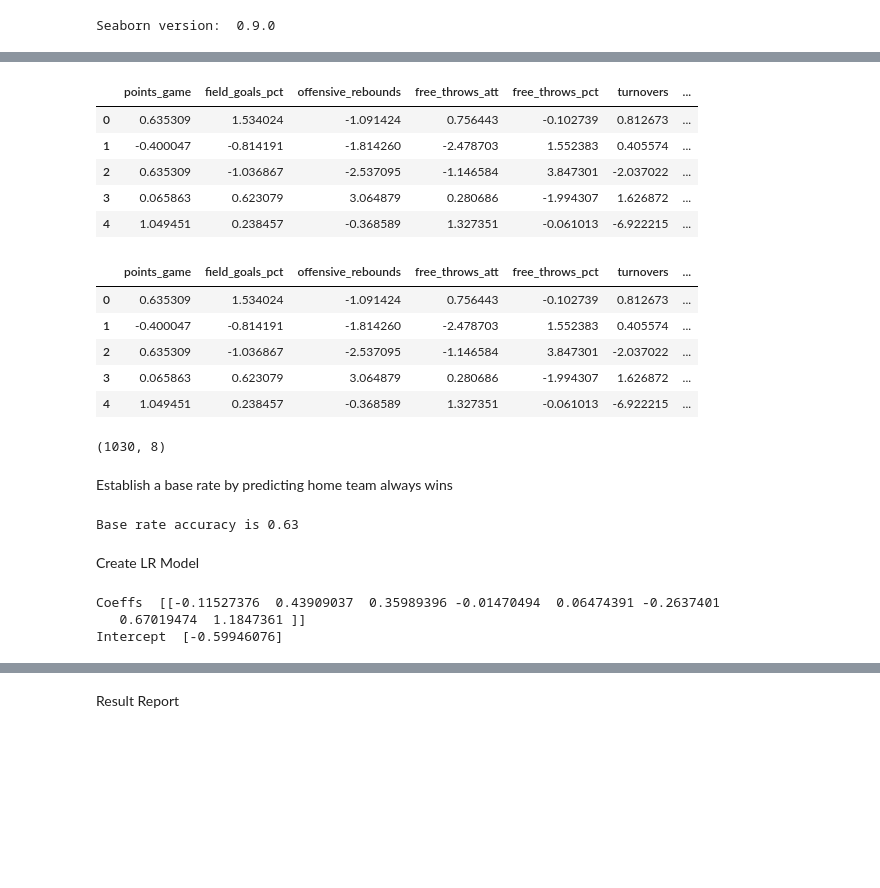
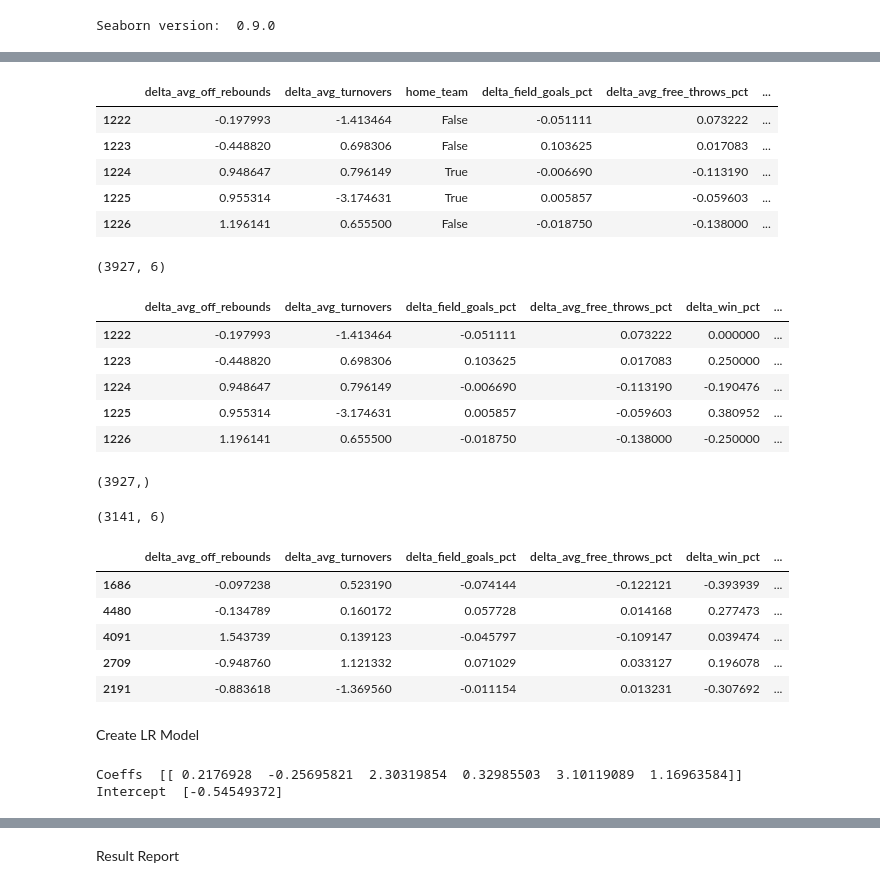
Before and after one commit to chipk215/ncaa_basketball, a Jupyter notebook: LogisticRegression.ipynb, the cells around one changed output, grey strips where cells are left out. Saved outputs shown, nothing was run; the diff lists cells and outputs as text; code cells hidden in the pictures; blank space fills up the shorter version.

```diff
--- a/LogisticRegression.ipynb
+++ b/LogisticRegression.ipynb
@@ -46,0 +55,3 @@ game_data.head()
+# %%
+game_data = game_data[game_data['game_date'] > '2015-12-15']
+game_data.info()
@@ -47,32 +79,40 @@ game_data.head()
 # %%
-numeric_feature_to_scale = ['points_game','field_goals_pct','offensive_rebounds','free_throws_att',
-                'free_throws_pct','turnovers','win_pct']
+numeric_feature_to_scale = ['delta_avg_points_per_game','delta_avg_off_rebounds','delta_avg_free_throws_att','delta_avg_turnovers']
 
 game_data_scale = game_data[numeric_feature_to_scale].copy()
 scaler =StandardScaler()
 scaled_features = scaler.fit_transform(game_data_scale.values)
 scaled_df = pd.DataFrame(scaled_features, index=game_data_scale.index, columns=game_data_scale.columns)
 
-# Add the categorical column
+# Add the categorical columns and previously scaled numerics
 scaled_df['home_team'] = game_data['home_team']
+scaled_df['delta_field_goals_pct'] = game_data['delta_field_goals_pct']
+scaled_df['delta_avg_free_throws_pct'] = game_data['delta_avg_free_throws_pct']
+
+scaled_df['delta_win_pct'] = game_data['delta_win_pct']
+
+scaled_df.drop(columns=['delta_avg_points_per_game', 'delta_avg_free_throws_att'],inplace=True)
 scaled_df.head()
 # %% [output]
-|  | points_game | field_goals_pct | offensive_rebounds | free_throws_att | free_throws_pct | turnovers | ... |
-| 0 | 0.635309 | 1.534024 | -1.091424 | 0.756443 | -0.102739 | 0.812673 | ... |
-| 1 | -0.400047 | -0.814191 | -1.814260 | -2.478703 | 1.552383 | 0.405574 | ... |
-| 2 | 0.635309 | -1.036867 | -2.537095 | -1.146584 | 3.847301 | -2.037022 | ... |
-| 3 | 0.065863 | 0.623079 | 3.064879 | 0.280686 | -1.994307 | 1.626872 | ... |
-| 4 | 1.049451 | 0.238457 | -0.368589 | 1.327351 | -0.061013 | -6.922215 | ... |
+|  | delta_avg_off_rebounds | delta_avg_turnovers | home_team | delta_field_goals_pct | delta_avg_free_throws_pct | ... |
+| 1222 | -0.197993 | -1.413464 | False | -0.051111 | 0.073222 | ... |
+| 1223 | -0.448820 | 0.698306 | False | 0.103625 | 0.017083 | ... |
+| 1224 | 0.948647 | 0.796149 | True | -0.006690 | -0.113190 | ... |
+| 1225 | 0.955314 | -3.174631 | True | 0.005857 | -0.059603 | ... |
+| 1226 | 1.196141 | 0.655500 | False | -0.018750 | -0.138000 | ... |
 # %%
 X = scaled_df
 y= game_data['game_result'].copy()
-
+y = pd.get_dummies(y, columns=['game_result'], drop_first=True)
+y=y.WIN
 X = pd.get_dummies(X, columns=['home_team'], drop_first=True)
+print(X.shape)
 X.head()
 # %% [output]
+(3927, 6)
-|  | points_game | field_goals_pct | offensive_rebounds | free_throws_att | free_throws_pct | turnovers | ... |
-| 0 | 0.635309 | 1.534024 | -1.091424 | 0.756443 | -0.102739 | 0.812673 | ... |
-| 1 | -0.400047 | -0.814191 | -1.814260 | -2.478703 | 1.552383 | 0.405574 | ... |
-| 2 | 0.635309 | -1.036867 | -2.537095 | -1.146584 | 3.847301 | -2.037022 | ... |
-| 3 | 0.065863 | 0.623079 | 3.064879 | 0.280686 | -1.994307 | 1.626872 | ... |
-| 4 | 1.049451 | 0.238457 | -0.368589 | 1.327351 | -0.061013 | -6.922215 | ... |
+|  | delta_avg_off_rebounds | delta_avg_turnovers | delta_field_goals_pct | delta_avg_free_throws_pct | delta_win_pct | ... |
+| 1222 | -0.197993 | -1.413464 | -0.051111 | 0.073222 | 0.000000 | ... |
+| 1223 | -0.448820 | 0.698306 | 0.103625 | 0.017083 | 0.250000 | ... |
+| 1224 | 0.948647 | 0.796149 | -0.006690 | -0.113190 | -0.190476 | ... |
+| 1225 | 0.955314 | -3.174631 | 0.005857 | -0.059603 | 0.380952 | ... |
+| 1226 | 1.196141 | 0.655500 | -0.018750 | -0.138000 | -0.250000 | ... |
@@ -81,7 +119,7 @@ y = pd.get_dummies(y, columns=['game_result'], drop_first=True)
+# %%
+print(y.shape)
+#y.head()
+# %% [output]
+(3927,)
 # %%
 X_train, X_test, y_train, y_test = train_test_split(X, y, test_size=0.2, random_state= 10)
-X_test.shape
-# %% [output]
-(1030, 8)
-# %% [markdown]
-Establish a base rate by predicting home team always wins
@@ -90,17 +126,26 @@ y_base_rate = X_test.home_team_True
-# %%
-print("Base rate accuracy is %2.2f" % metrics.accuracy_score(y_test, y_base_rate))
-# %% [output]
-Base rate accuracy is 0.63
+# %%
+print(X_train.shape)
+print(y_train.shape)
+print(X_test.shape)
+print(y_test.shape)
+X_train.head()
+# %% [output]
+(3141, 6)
+|  | delta_avg_off_rebounds | delta_avg_turnovers | delta_field_goals_pct | delta_avg_free_throws_pct | delta_win_pct | ... |
+| 1686 | -0.097238 | 0.523190 | -0.074144 | -0.122121 | -0.393939 | ... |
+| 4480 | -0.134789 | 0.160172 | 0.057728 | 0.014168 | 0.277473 | ... |
+| 4091 | 1.543739 | 0.139123 | -0.045797 | -0.109147 | 0.039474 | ... |
+| 2709 | -0.948760 | 1.121332 | 0.071029 | 0.033127 | 0.196078 | ... |
+| 2191 | -0.883618 | -1.369560 | -0.011154 | 0.013231 | -0.307692 | ... |
 # %% [markdown]
 Create LR Model
 # %%
 logreg = LogisticRegression()
 
-result = logreg.fit(X_train,y_train.WIN)
+result = logreg.fit(X_train,y_train)
 
 print("Coeffs ",logreg.coef_)
 print("Intercept ", logreg.intercept_)
 # %% [output]
-Coeffs  [[-0.11527376  0.43909037  0.35989396 -0.01470494  0.06474391 -0.2637401
-   0.67019474  1.1847361 ]]
-Intercept  [-0.59946076]
+Coeffs  [[ 0.2176928  -0.25695821  2.30319854  0.32985503  3.10119089  1.16963584]]
+Intercept  [-0.54549372]
```
Also changed, not shown: parts of 27 cells of this notebook, 5 other files.
